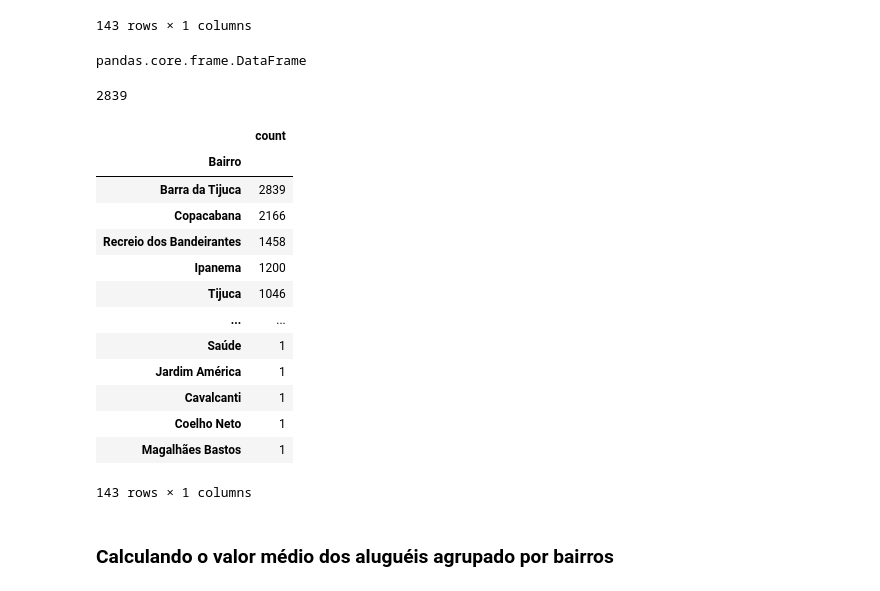
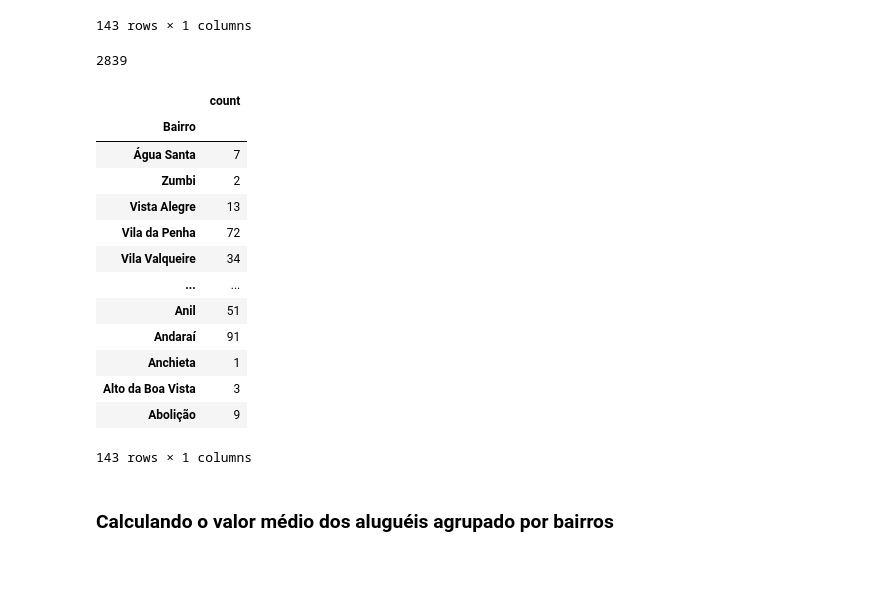
Before and after one commit to armandossrecife/lp2024-1, a Jupyter notebook: analise_alugueis_rj_2020.ipynb, the cells around one changed output. Saved outputs shown, nothing was run; the diff lists cells and outputs as text; code cells hidden in the pictures.

```diff
--- a/analise_alugueis_rj_2020.ipynb
+++ b/analise_alugueis_rj_2020.ipynb
@@ -538,30 +538,26 @@ df_qtd_ap_por_bairro_simples
 | Coelho Neto | 1 |
 | Magalhães Bastos | 1 |
 143 rows × 1 columns
-# %%
-type(df_qtd_ap_por_bairro_simples)
-# %% [output]
-pandas.core.frame.DataFrame
 # %%
 df_qtd_ap_por_bairro_simples['count']['Barra da Tijuca']
 # %% [output]
 2839
 # %%
-df_qtd_ap_por_bairro_simples.sort_values(by='count', ascending=False)
+df_qtd_ap_por_bairro_simples.sort_values(by='Bairro', ascending=False)
 # %% [output]
 |  | count |
 | Bairro |  |
-| Barra da Tijuca | 2839 |
-| Copacabana | 2166 |
-| Recreio dos Bandeirantes | 1458 |
-| Ipanema | 1200 |
-| Tijuca | 1046 |
+| Água Santa | 7 |
+| Zumbi | 2 |
+| Vista Alegre | 13 |
+| Vila da Penha | 72 |
+| Vila Valqueire | 34 |
 | ... | ... |
-| Saúde | 1 |
-| Jardim América | 1 |
-| Cavalcanti | 1 |
-| Coelho Neto | 1 |
-| Magalhães Bastos | 1 |
+| Anil | 51 |
+| Andaraí | 91 |
+| Anchieta | 1 |
+| Alto da Boa Vista | 3 |
+| Abolição | 9 |
 143 rows × 1 columns
 # %% [markdown]
 ### Calculando o valor médio dos aluguéis agrupado por bairros
```
Also changed, not shown: parts of 3 cells of this notebook.
